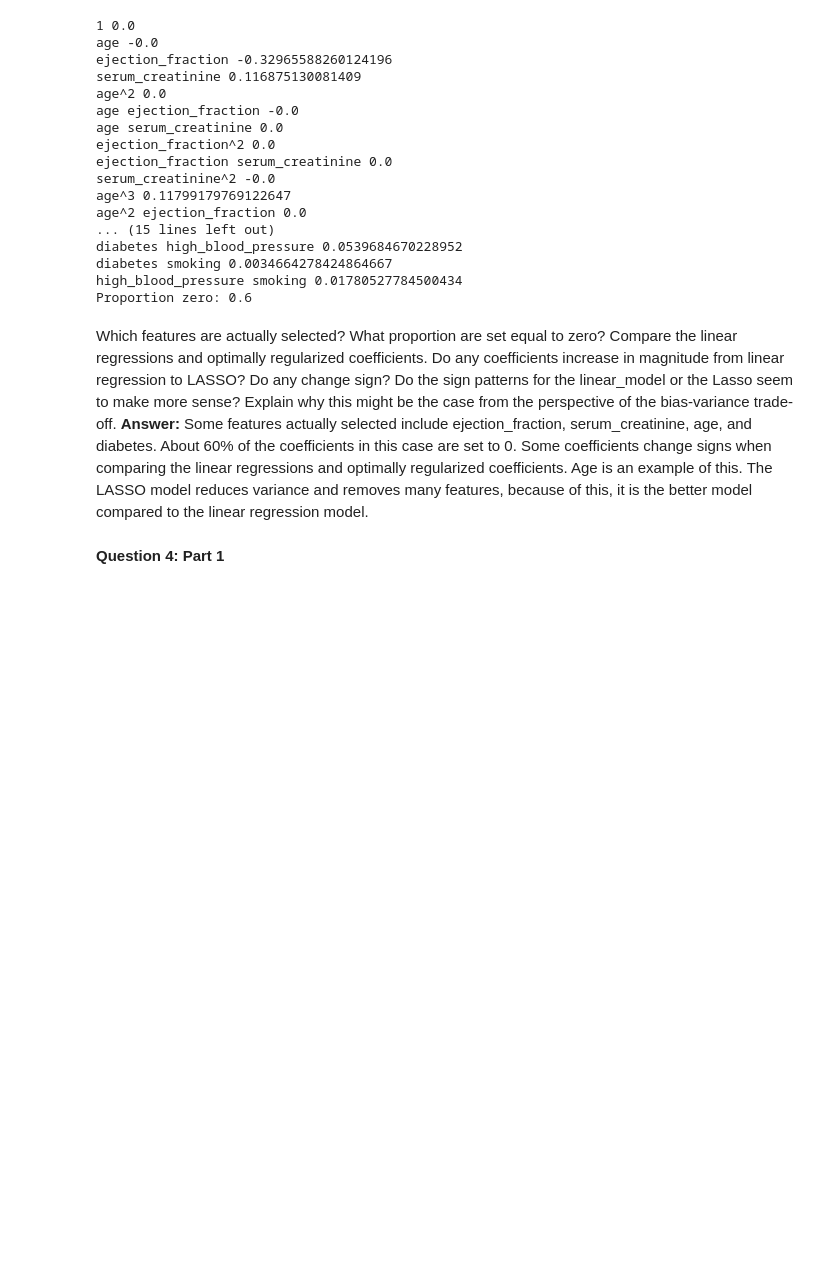
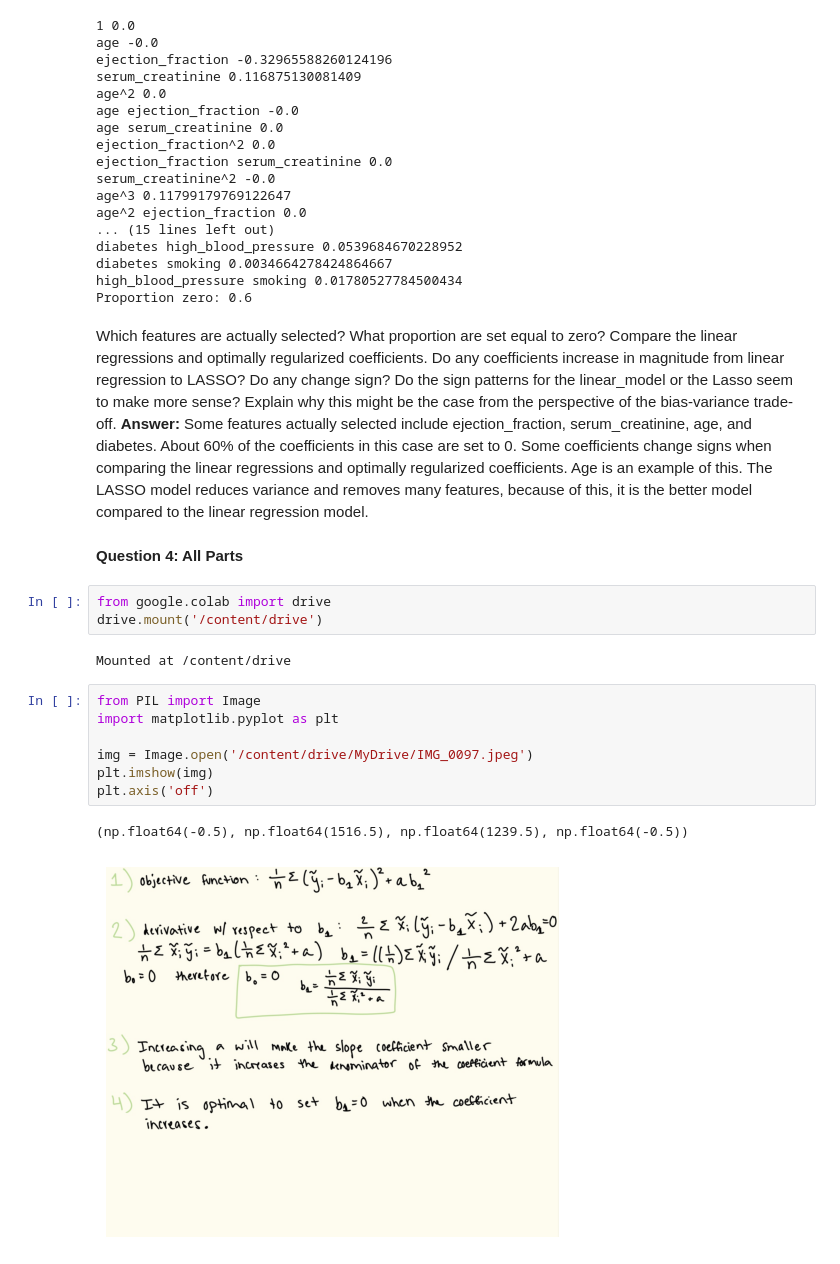
Before and after one commit to hudamohmand/undergrad_ml_assignments, a Jupyter notebook: Regularization.ipynb, the cells around one changed output. Saved outputs shown, nothing was run; the diff lists cells and outputs as text; blank space fills up the shorter version.

```diff
--- a/Regularization.ipynb
+++ b/Regularization.ipynb
@@ -334,4 +334,19 @@ Proportion zero: 0.6
 # %% [markdown]
 Which features are actually selected? What proportion are set equal to zero? Compare the linear regressions and optimally regularized coefficients. Do any coefficients increase in magnitude from linear regression to LASSO? Do any change sign? Do the sign patterns for the linear_model or the Lasso seem to make more sense? Explain why this might be the case from the perspective of the bias-variance trade-off. **Answer:** Some features actually selected include ejection_fraction, serum_creatinine, age, and diabetes. About 60% of the coefficients in this case are set to 0. Some coefficients change signs when comparing the linear regressions and optimally regularized coefficients. Age is an example of this. The LASSO model reduces variance and removes many features, because of this, it is the better model compared to the linear regression model.
 # %% [markdown]
-**Question 4: Part 1**
+**Question 4: All Parts**
+# %%
+from google.colab import drive
+drive.mount('/content/drive')
+# %% [output]
+Mounted at /content/drive
+# %%
+from PIL import Image
+import matplotlib.pyplot as plt
+
+img = Image.open('/content/drive/MyDrive/IMG_0097.jpeg')
+plt.imshow(img)
+plt.axis('off')
+# %% [output]
+(np.float64(-0.5), np.float64(1516.5), np.float64(1239.5), np.float64(-0.5))
+[figure, added]
```
